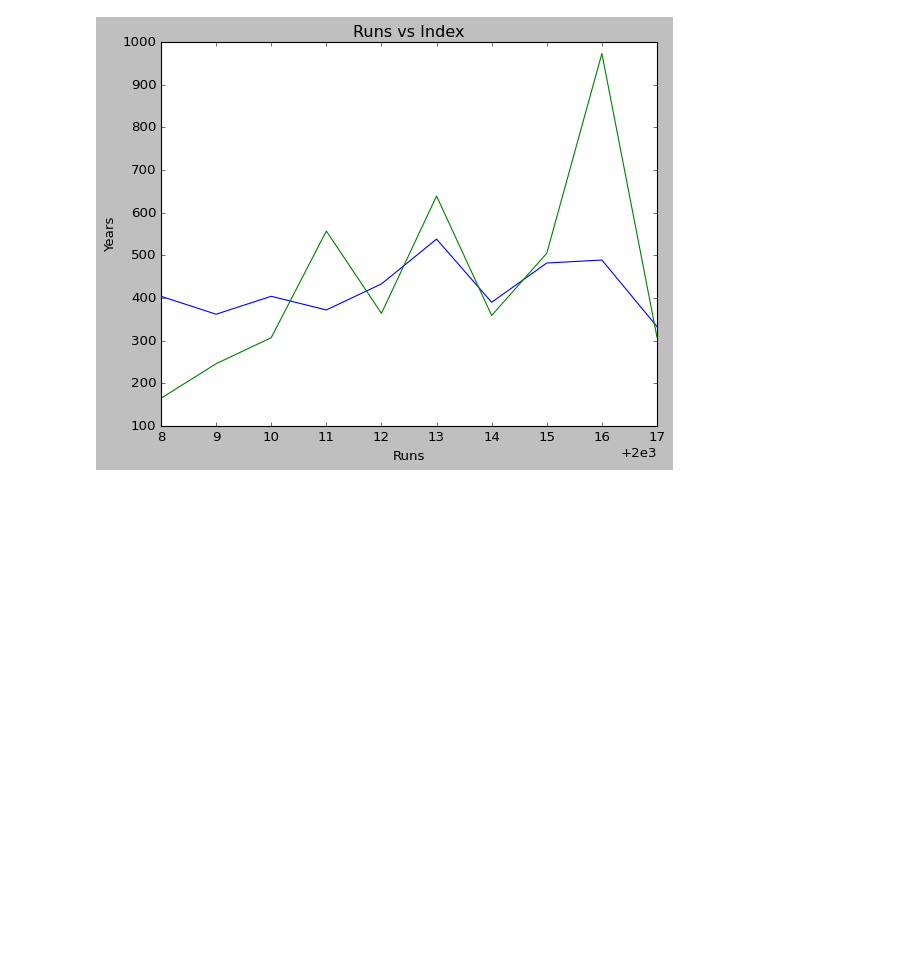
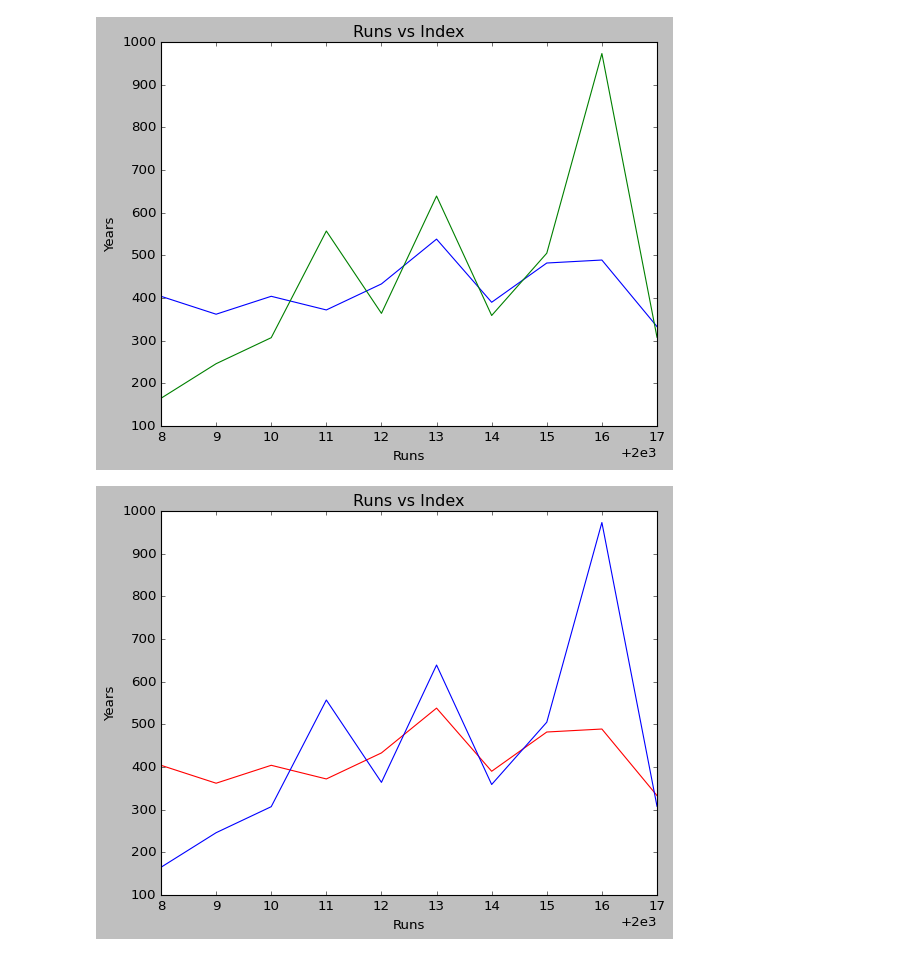
Before and after one commit to Hilal-11/Numpy-Pandas-Matplotlib-Seaborn-Sipy, a Jupyter notebook: matplotlib/matplotlib.ipynb, the cells around one changed output. Drawn from its saved outputs; the diff is of its cells as text; code cells hidden in the pictures; blank space fills up the shorter version.

Commit message:
matplotlib plots and visualization

```diff
--- a/matplotlib/matplotlib.ipynb
+++ b/matplotlib/matplotlib.ipynb
@@ -53,3 +53,16 @@ plt.title('Runs vs Index')
 plt.style.use('classic')
 # %% [output]
 [figure]
+# %%
+# setting the style of the plot and colors of graph lines
+# we can use any color just by wriiting the HEX code of the color or we can use the name of the color as well
+
+# plt.rcParams['axes.prop_cycle'] = plt.cycler(color=['red', 'blue'])
+plt.plot( batsman['index'], batsman['RG Sharma'], color='red')
+plt.plot( batsman['index'], batsman['V Kohli'], color='blue')
+plt.xlabel('Runs')
+plt.ylabel('Years')
+plt.title('Runs vs Index')
+plt.style.use('classic')
+# %% [output]
+[figure, added]
```
Also changed, not shown: parts of 4 cells of this notebook.
